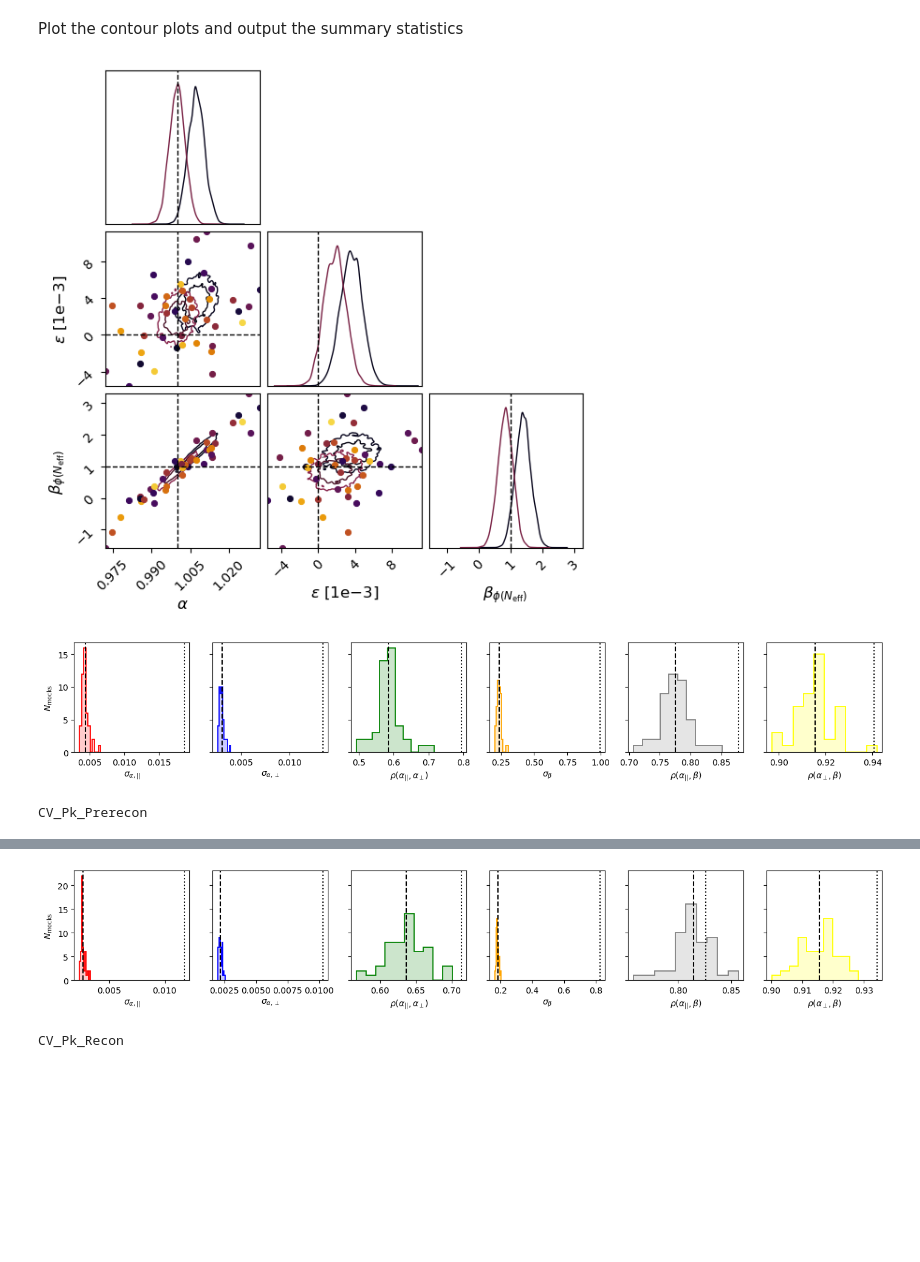
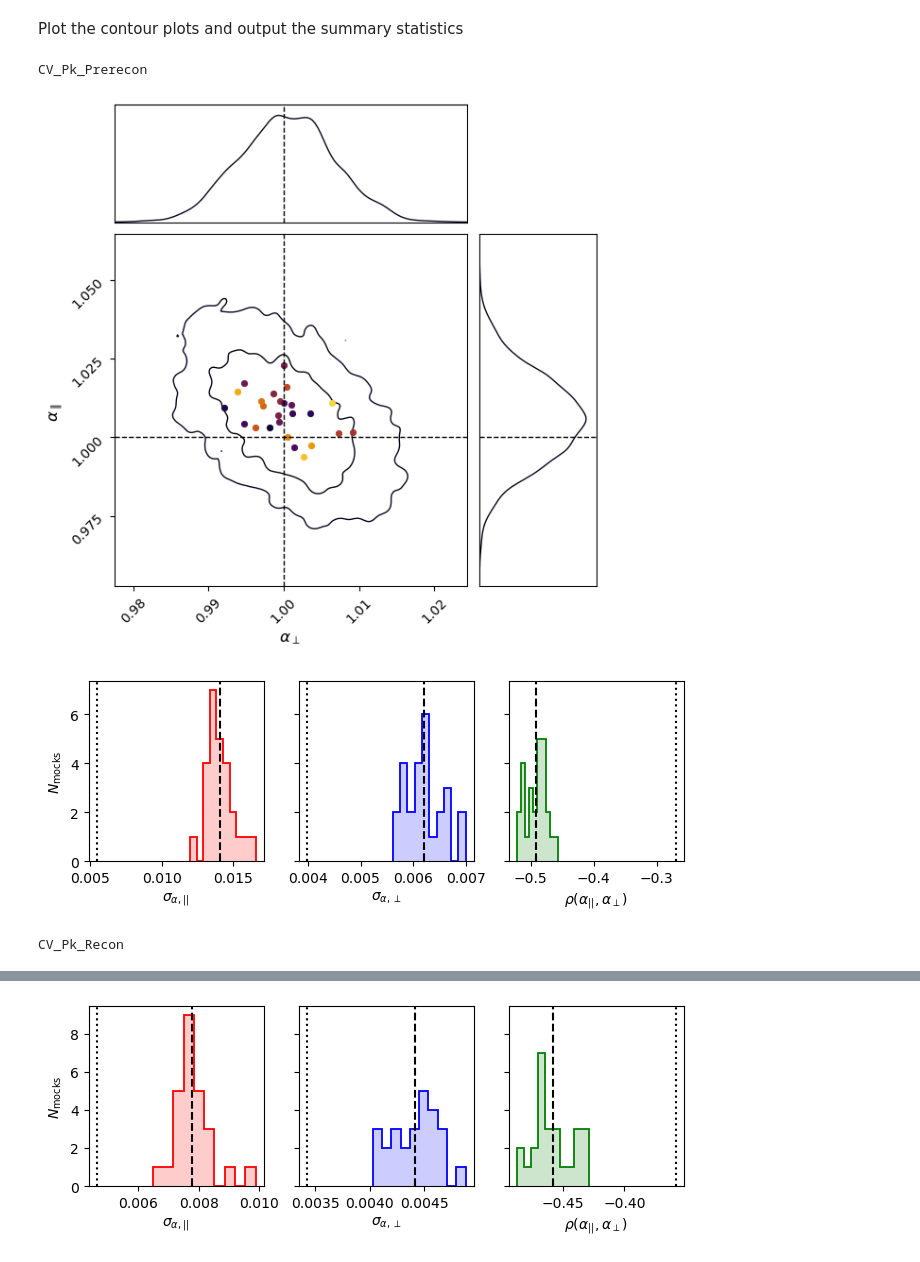
Before and after one commit to abbew25/Barry, a Jupyter notebook: cosmodesi_KP4ELG_examplecode_make_picklefiles/plot_desi_kp4_abacus_cubic_ELG.ipynb, the cells around one changed output, grey strips where cells are left out. Cells and saved outputs as stored; diff of their text form; code cells hidden in the pictures; blank space fills up the shorter version.

```diff
--- a/cosmodesi_KP4ELG_examplecode_make_picklefiles/plot_desi_kp4_abacus_cubic_ELG.ipynb
+++ b/cosmodesi_KP4ELG_examplecode_make_picklefiles/plot_desi_kp4_abacus_cubic_ELG.ipynb
@@ -14,7 +14,8 @@ from chainconsumer import ChainConsumer
 
 sys.path.append("../../Barry/")     # Change this so that it points to where you have Barry installed
 
-from barry.samplers import DynestySampler
+#from barry.samplers import DynestySampler
+from barry.samplers import NautilusSampler
 from barry.config import setup
 from barry.models import PowerBeutler2017, CorrBeutler2017
 from barry.datasets.dataset_power_spectrum import PowerSpectrum_DESI_KP4
@@ -31,7 +32,9 @@ omega_matter_free = False
 
 neff_free = False
 
-phase_shift_free = True
+phase_shift_free = False #False
+
+CV = True
 
 pfn = "/global/u1/a/abbew25/barryrepo/Barry/cosmodesi_KP4ELG_examplecode_make_picklefiles/plots/desi_kp4_abacus_cubic_ELG/output/desi_kp4_abacus_cubic_ELG.fitter.pkl"
 
@@ -48,6 +51,8 @@ if phase_shift_free:
 with open(pfn, 'rb') as pickle_file:
     fitter = pickle.load(pickle_file)
 
+#print(dir(fitter.sampler))
+
 sigma_s_mean = 0
 count = 0
 beta_mean = 0
@@ -70,12 +75,18 @@ for posterior, weight, chain, evidence, model, data, extra in fitter.load():
     #print(extra['name'])
     #print(model.get_labels(), chain.shape)
     # Get the realisation number and redshift bin
+    CVfile = ''
 
-    #if "CV" not in extra["name"] or "Pk" not in extra["name"]:
-    #    continue
+    if CV:
+        CVfile = 'CV'
+        if "CV" not in extra["name"] or "Pk" not in extra["name"]:
+            continue
+    else:
+        if "CV" in extra['name']:
+            continue
+        if "Pk" not in extra['name']:
+            continue
 
-    if "Pk" not in extra["name"]:
-       continue
     #print(extra)
 
     recon_bin = 0 if "Prerecon" in extra["name"] else 1
@@ -108,6 +119,7 @@ for posterior, weight, chain, evidence, model, data, extra in fitter.load():
 
     # Get some useful properties of the fit, and plot the MAP model against the data if it's the mock mean or realisation 10 (chosen randomly!)
     display = True if realisation == "mean" or realisation == "10" else False
+    #print(params_dict)
     new_chi_squared, dof, bband, mods, smooths = model.plot(params_dict, display=display)
 
     # Add the chain or MAP to the Chainconsumer plots
@@ -385,14 +389,15 @@ for chain_bin in range(len(c)):
     if 'Pk' not in datanames[chain_bin]:
         continue
 
-    #print(datanames[chain_bin])
+    print(datanames[chain_bin])
 
     #print(dir(c[chain_bin]))
     #print(c[chain_bin]._all_names())
     #print(parameters[:2]+parameters[4:])
     c[chain_bin].plotter.plot(
     truth=truth,
-        parameters=(parameters[:2]+parameters[4:]),#parameters[2:],
+        #parameters=(parameters[:2]+parameters[4:]),
+        parameters =parameters[2:],
         legend=False,
         display=True,
         figsize=(6,6),
@@ -412,7 +417,7 @@ for chain_bin in range(len(c)):
     # Save all the numbers to a file
     if omega_matter_free:###################################
 
-        with open("plots/desi_kp4_abacus_cubic_ELG_omfree/output/Barry_fit_" + datanames[chain_bin] + ".txt", "w") as f:
+        with open("plots/desi_kp4_abacus_cubic_ELG_omfree/output/Barry_fit_" + CVfile + datanames[chain_bin] + ".txt", "w") as f:
             f.write(
                 "# Realisation, alpha_par, alpha_perp, Sigma_nl_par, Sigma_nl_perp, sigma_alpha_par, sigma_alpha_perp, corr_alpha_par_perp, omega_m, sigma_omega_m, corr_omegam_alpha_par, corr_omegam_alpha_prep, rd_of_template, bf_chi2, dof\n"
                 )
@@ -432,7 +437,7 @@ for chain_bin in range(len(c)):
     if neff_free:###################################
 
         print('check')
-        with open("plots/desi_kp4_abacus_cubic_ELG_nefffree/output/Barry_fit_" + datanames[chain_bin] + ".txt", "w") as f:
+        with open("plots/desi_kp4_abacus_cubic_ELG_nefffree/output/Barry_fit_" + CVfile + datanames[chain_bin] + ".txt", "w") as f:
             f.write(
                 "# Realisation, alpha_par, alpha_perp, Sigma_nl_par, Sigma_nl_perp, sigma_alpha_par, sigma_alpha_perp, corr_alpha_par_perp, neff, sigma_neff, corr_neff_alpha_par, corr_neff_alpha_prep, rd_of_template, bf_chi2, dof\n"
                 )
@@ -451,40 +456,41 @@ for chain_bin in range(len(c)):
     if phase_shift_free: ###################################
 
         print(datanames[chain_bin])
-        with open("plots/desi_kp4_abacus_cubic_ELG_phaseshiftfree/output/Barry_fit_" + datanames[chain_bin] + ".txt", "w") as f:
+        with open("plots/desi_kp4_abacus_cubic_ELG_phaseshiftfree/output/Barry_fit_" + CVfile + datanames[chain_bin] + ".txt", "w") as f:
             f.write(
                 "# Realisation, alpha_par, alpha_perp, Sigma_nl_par, Sigma_nl_perp, sigma_alpha_par, sigma_alpha_perp, corr_alpha_par_perp, phi, sigma_phi, corr_phi_alpha_par, corr_phi_alpha_prep, rd_of_template, bf_chi2, dof\n"
                 )
             for l in output[datanames[chain_bin]]:
                 f.write(l + "\n")
 
             # And now the average of all the individual realisations
             f.write("# ---------------------------------------------------\n")
             f.write(
                 "# <alpha_par>, <alpha_perp>, <Sigma_nl_par>, <Sigma_nl_perp>, <phi>, <sigma_alpha_par>, <sigma_alpha_perp>, <sigma_phi>, <corr_alpha_par_perp>, <corr_alpha_par_phi>, <corr_alpha_perp_phi>, std_alpha_par, std_alpha_perp, std_phi, corr_alpha_par_perp, corr_alpha_par_phi, corr_alpha_perp_phi, <bf_chi2>\n"
                 )
             f.write(
                 f"{means[0]:6.4f}, {means[1]:6.4f}, {means[10]:6.4f}, {means[11]:6.4f}, {means[5]:6.4f}, {means[2]:6.4f}, {means[3]:6.4f}, {means[6]:6.4f}, {means[4]:6.4f}, {means[7]:6.4f}, {means[8]:6.4f}, {np.sqrt(covs[0, 0]):6.4f}, {np.sqrt(covs[1, 1]):6.4f}, {np.sqrt(covs[5, 5]):6.4f}, {corr:6.4f}, {(covs[0, 5] / np.sqrt(covs[0, 0] * covs[5, 5])):6.4f},{(covs[5, 1] / np.sqrt(covs[5, 5] * covs[1, 1])):6.4f}, {means[9]:7.3f}\n"
                 )
 
     else:###################################
 
-        with open("plots/desi_kp4_abacus_cubic_ELG/output/Barry_fit_" + datanames[chain_bin] + ".txt", "w") as f:
+        with open("plots/desi_kp4_abacus_cubic_ELG/output/Barry_fit_" + CVfile + datanames[chain_bin] + ".txt", "w") as f:
             f.write(
                 "# Realisation, alpha_par, alpha_perp, Sigma_nl_par, Sigma_nl_perp, sigma_alpha_par, sigma_alpha_perp, corr_alpha_par_perp, rd_of_template, bf_chi2, dof\n"
                 )
             for l in output[datanames[chain_bin]]:
                 f.write(l + "\n")
 
             # And now the average of all the individual realisations
             f.write("# ---------------------------------------------------\n")
             f.write(
                 "# <alpha_par>, <alpha_perp>, <Sigma_nl_par>, <Sigma_nl_perp>, <sigma_alpha_par>, <sigma_alpha_perp>, <corr_alpha_par_perp>, std_alpha_par, std_alpha_perp, corr_alpha_par_perp, <bf_chi2>\n"
                 )
             f.write(
                 f"{means[0]:6.4f}, {means[1]:6.4f}, {means[6]:6.4f}, {means[7]:6.4f}, {means[2]:6.4f}, {means[3]:6.4f}, {means[4]:6.4f}, {np.sqrt(covs[0, 0]):6.4f}, {np.sqrt(covs[1, 1]):6.4f}, {corr:6.4f}, {means[5]:7.3f}\n"
                 )
 # %% [output]
+CV_Pk_Prerecon
-[figure, old version]
+[figure, new version]
-[figure, old version]
+[figure, new version]
-CV_Pk_Prerecon
+CV_Pk_Recon
@@ -492,2 +498 @@ CV_Pk_Prerecon
-[figure, old version]
+[figure, new version]
-CV_Pk_Recon
```
Also changed, not shown: parts of 2 cells of this notebook, 5 other files.
